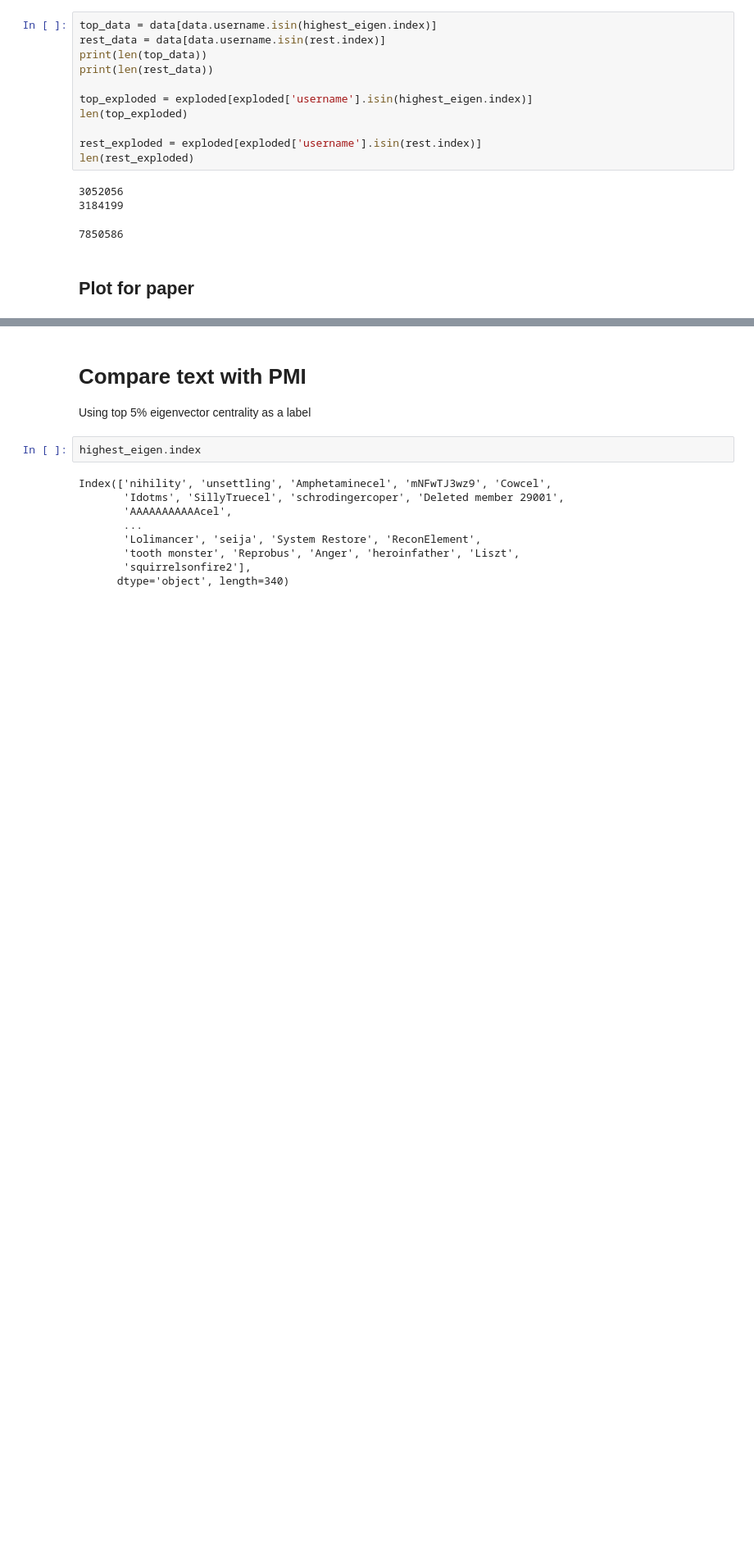
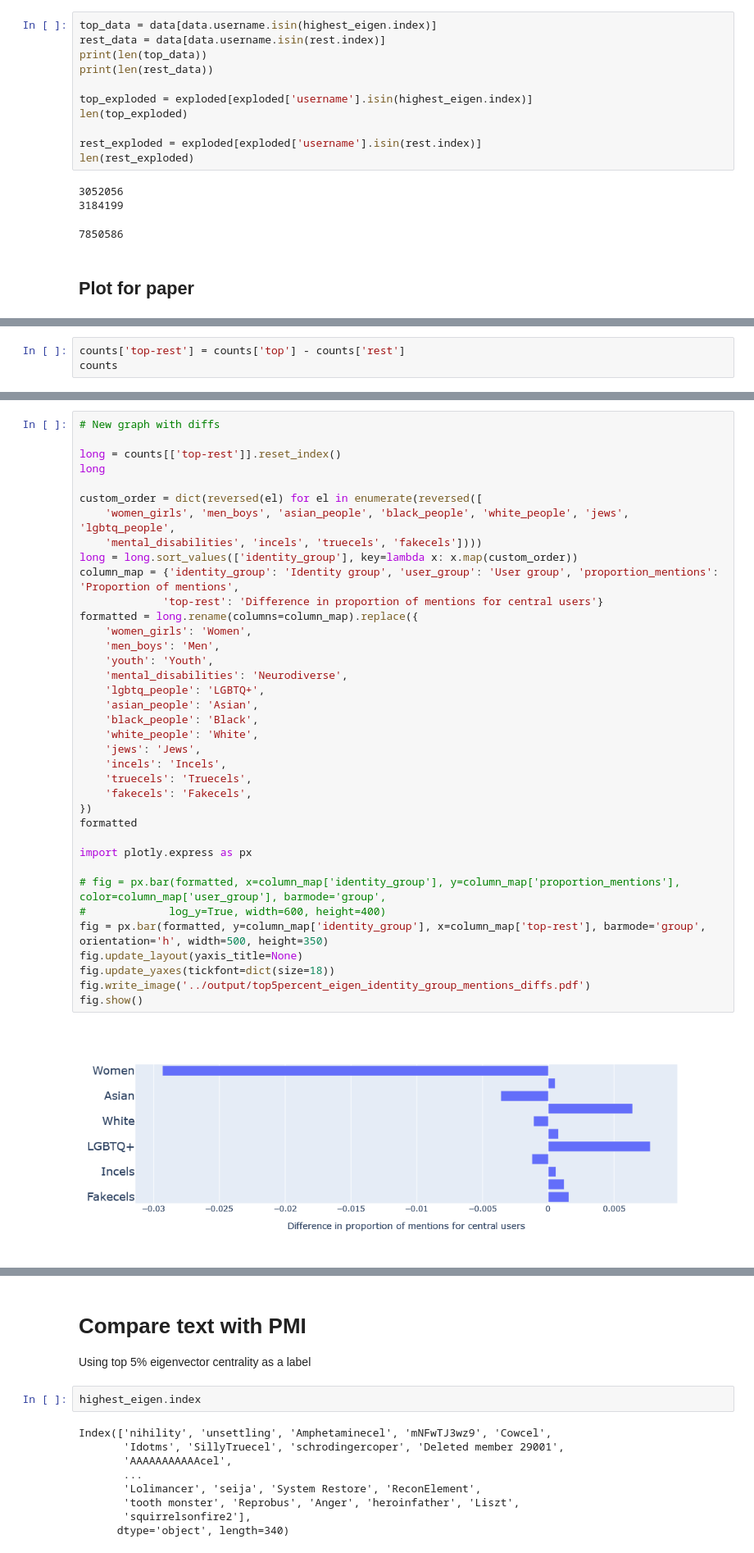
Before and after one commit to michaelmilleryoder/incels_identities, a Jupyter notebook: jupyter/central_users.ipynb, the cells around one changed output, grey strips where cells are left out. Shown at 82% size. Cells and saved outputs as stored; diff of their text form; blank space fills up the shorter version.

Commit message:
plot updates

```diff
--- a/jupyter/central_users.ipynb
+++ b/jupyter/central_users.ipynb
@@ -229,0 +208,3 @@ fig.show()
+# %%
+counts['top-rest'] = counts['top'] - counts['rest']
+counts
@@ -229,0 +225,39 @@ fig.show()
+# %%
+# New graph with diffs
+
+long = counts[['top-rest']].reset_index()
+long
+
+custom_order = dict(reversed(el) for el in enumerate(reversed([
+    'women_girls', 'men_boys', 'asian_people', 'black_people', 'white_people', 'jews', 'lgbtq_people',
+    'mental_disabilities', 'incels', 'truecels', 'fakecels'])))
+long = long.sort_values(['identity_group'], key=lambda x: x.map(custom_order))
+column_map = {'identity_group': 'Identity group', 'user_group': 'User group', 'proportion_mentions': 'Proportion of mentions',
+             'top-rest': 'Difference in proportion of mentions for central users'}
+formatted = long.rename(columns=column_map).replace({
+    'women_girls': 'Women',
+    'men_boys': 'Men',
+    'youth': 'Youth',
+    'mental_disabilities': 'Neurodiverse',
+    'lgbtq_people': 'LGBTQ+',
+    'asian_people': 'Asian',
+    'black_people': 'Black',
+    'white_people': 'White',
+    'jews': 'Jews',
+    'incels': 'Incels',
+    'truecels': 'Truecels',
+    'fakecels': 'Fakecels',
+})
+formatted
+
+import plotly.express as px
+
+# fig = px.bar(formatted, x=column_map['identity_group'], y=column_map['proportion_mentions'], color=column_map['user_group'], barmode='group',
+#             log_y=True, width=600, height=400)
+fig = px.bar(formatted, y=column_map['identity_group'], x=column_map['top-rest'], barmode='group', orientation='h', width=500, height=350)
+fig.update_layout(yaxis_title=None)
+fig.update_yaxes(tickfont=dict(size=18))
+fig.write_image('../output/top5percent_eigen_identity_group_mentions_diffs.pdf')
+fig.show()
+# %% [output]
+[figure, added]
```
Also changed, not shown: parts of 4 cells of this notebook, 3 other files.
